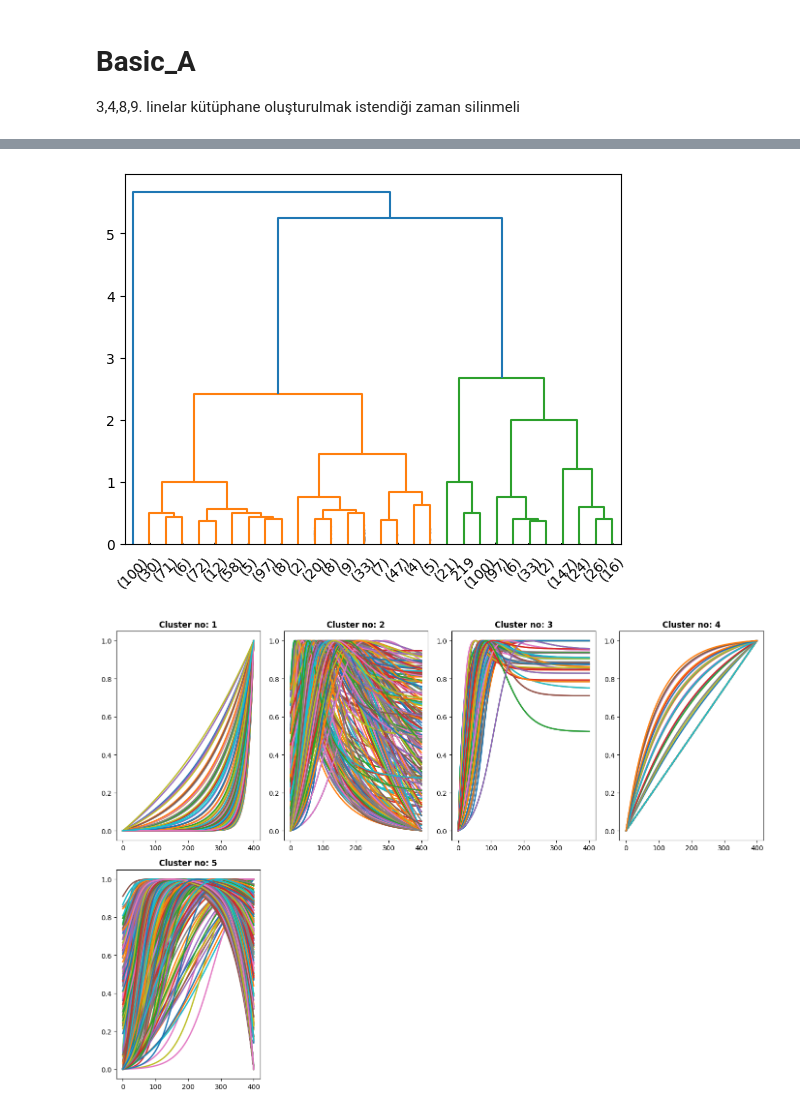
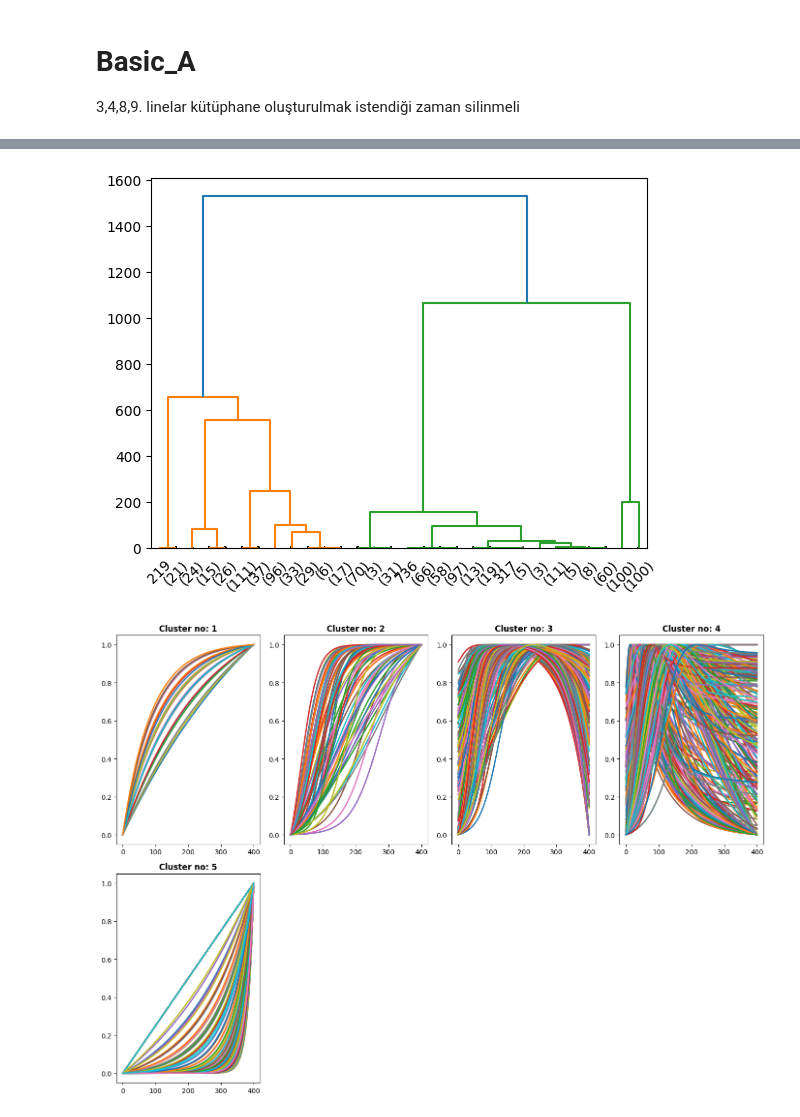
Before and after one commit to Sesdyn/Clusterer, a Jupyter notebook: docs/source/basicA/basicA_notebook.ipynb, the cells around one changed output, grey strips where cells are left out. Cells and saved outputs as stored; diff of their text form; code cells hidden in the pictures.

```diff
--- a/docs/source/basicA/basicA_notebook.ipynb
+++ b/docs/source/basicA/basicA_notebook.ipynb
@@ -23,12 +23,12 @@ plot_clusters(clustering_results_vensim[1], 'pattern_dtw')
 # %%
-model_path_stellaff = os.path.expanduser('~/Desktop/SESDYN_Basic_A/Basic_A_StellaFF.xlsx')
+model_path_stellaff = os.path.expanduser('~/Desktop/Clusterer/data_files/Basic_A_StellaFF.xlsx')
 
 read_data_stellaff = read_time_series(model_path_stellaff)
 
-clustering_results_stellaff = perform_clustering(read_data_stellaff, cMethod='maxclust', cValue = 5, plotDendrogram=True, transform='normalize')
+clustering_results_stellaff = perform_clustering(read_data_stellaff, distance='pattern_wdtw', cMethod='maxclust', cValue = 5, plotDendrogram=True, transform='normalize')
 
-plot_clusters(clustering_results_stellaff[1], 'pattern_dtw')
+plot_clusters(clustering_results_stellaff[1], 'pattern_wdtw')
 # %% [output]
-[figure, old version]
+[figure, new version]
-[figure, old version]
+[figure, new version]
 # %%
```
Also changed, not shown: parts of 2 cells of this notebook, 16 other files.
